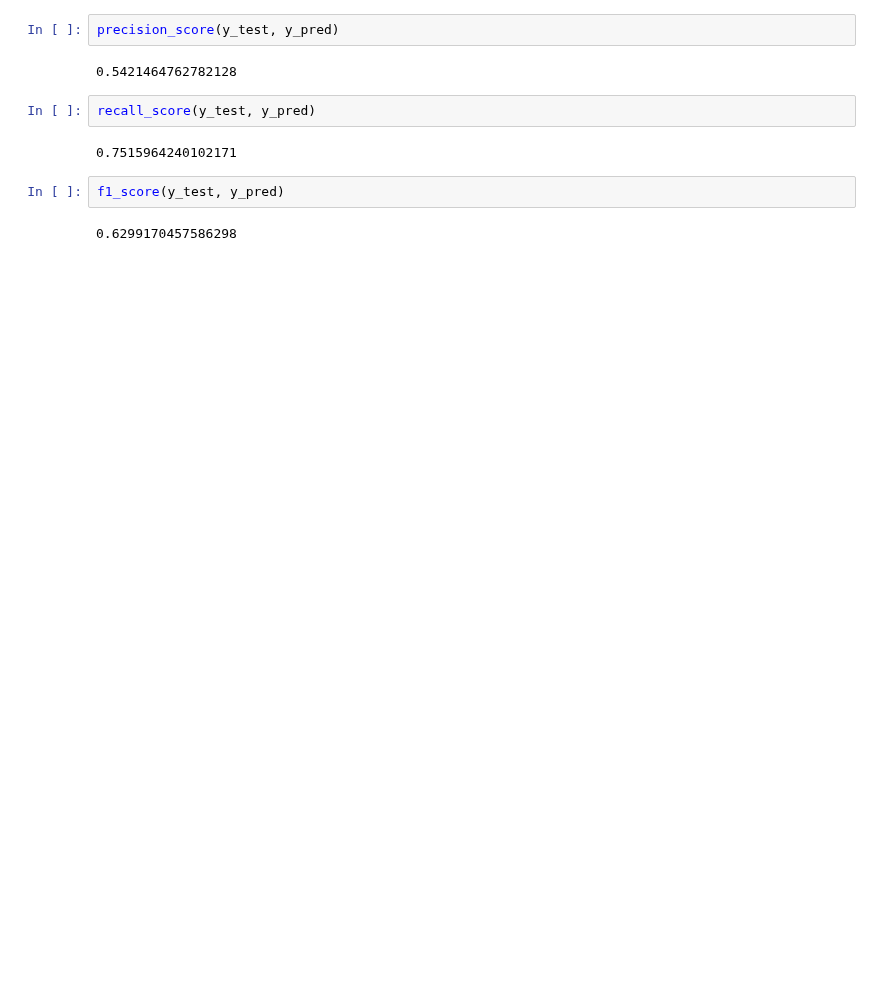
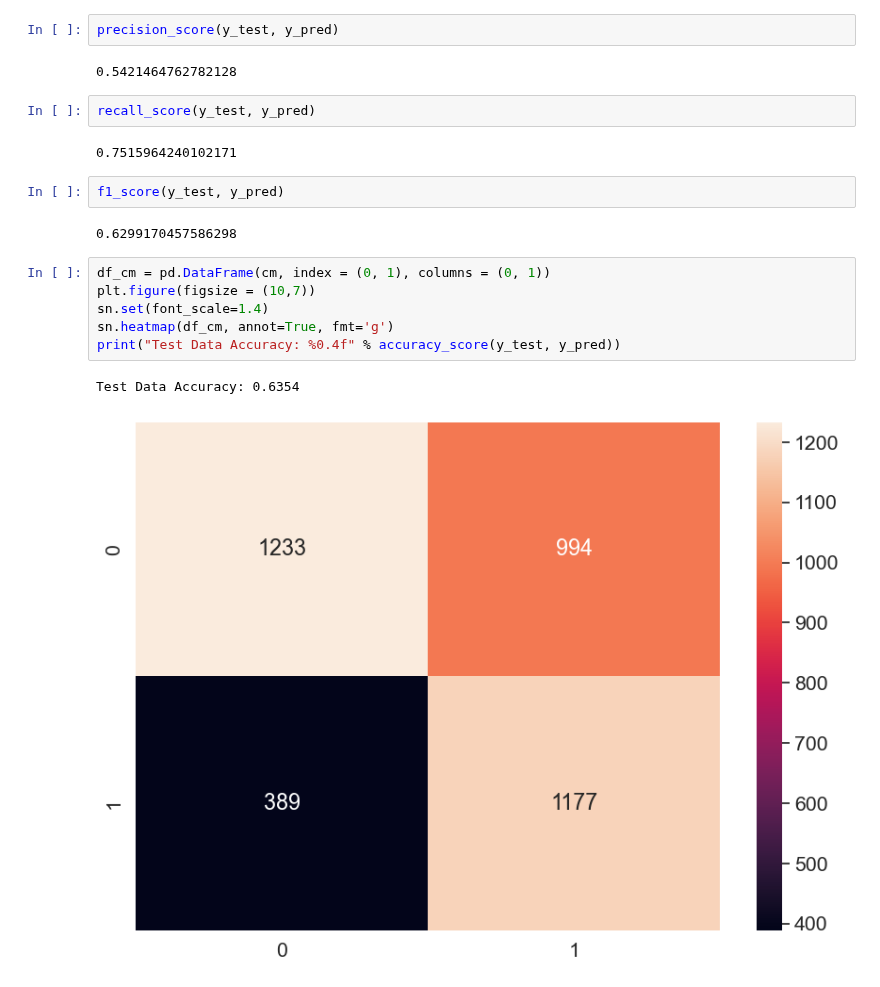
Before and after one commit to kwakyebrilliant/subscription_products, a Jupyter notebook: Project2Model.ipynb, the cells around one changed output. Drawn from its saved outputs; the diff is of its cells as text; blank space fills up the shorter version.

Commit message:
heatmap

```diff
--- a/Project2Model.ipynb
+++ b/Project2Model.ipynb
@@ -151,3 +151,12 @@ recall_score(y_test, y_pred)
 f1_score(y_test, y_pred)
 # %% [output]
 0.6299170457586298
+# %%
+df_cm = pd.DataFrame(cm, index = (0, 1), columns = (0, 1))
+plt.figure(figsize = (10,7))
+sn.set(font_scale=1.4)
+sn.heatmap(df_cm, annot=True, fmt='g')
+print("Test Data Accuracy: %0.4f" % accuracy_score(y_test, y_pred))
+# %% [output]
+Test Data Accuracy: 0.6354
+[figure, added]
```
